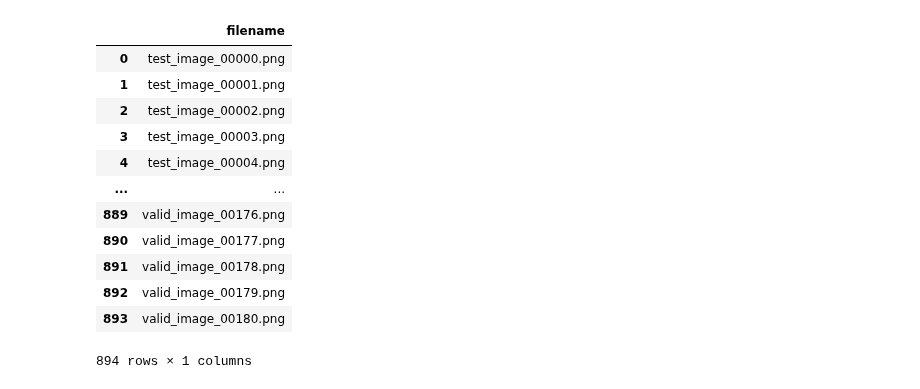
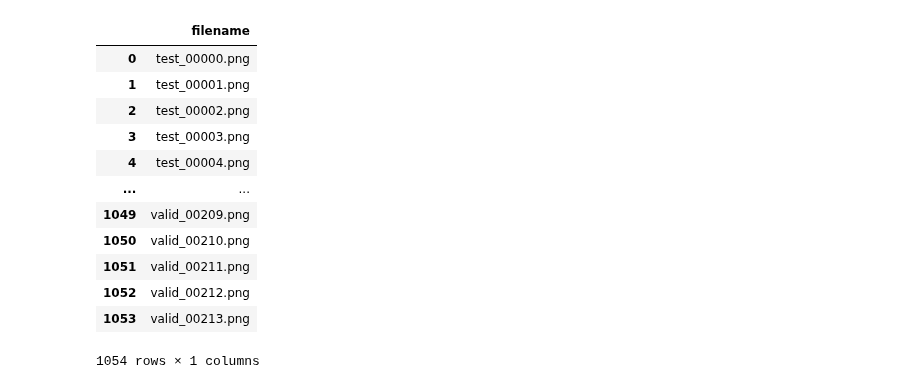
Before and after one commit to oyanchun/Synapxe-Tongue-Project, a Jupyter notebook: Model Development/Raw Dataset Uploading.ipynb, the cells around one changed output. Drawn from its saved outputs; the diff is of its cells as text; code cells hidden in the pictures.

Commit message:
Change datasets to rely on Cloud

```diff
--- a/Model Development/Raw Dataset Uploading.ipynb
+++ b/Model Development/Raw Dataset Uploading.ipynb
@@ -10,21 +10,21 @@ data_path = "dataset_segmented/all/"
 # %%
-image_files = os.listdir("dataset_segmented/all/")
+image_files = os.listdir("dataset_cropped/all/")
 df = pd.DataFrame(image_files, columns=['filename'])
 df
 # %% [output]
 |  | filename |
-| 0 | test_image_00000.png |
-| 1 | test_image_00001.png |
-| 2 | test_image_00002.png |
-| 3 | test_image_00003.png |
-| 4 | test_image_00004.png |
+| 0 | test_00000.png |
+| 1 | test_00001.png |
+| 2 | test_00002.png |
+| 3 | test_00003.png |
+| 4 | test_00004.png |
 | ... | ... |
-| 889 | valid_image_00176.png |
-| 890 | valid_image_00177.png |
-| 891 | valid_image_00178.png |
-| 892 | valid_image_00179.png |
-| 893 | valid_image_00180.png |
+| 1049 | valid_00209.png |
+| 1050 | valid_00210.png |
+| 1051 | valid_00211.png |
+| 1052 | valid_00212.png |
+| 1053 | valid_00213.png |
-894 rows × 1 columns
+1054 rows × 1 columns
 # %%
 # Append image path to filename
 def add_image_path(df):
```
Also changed, not shown: parts of 4 cells of this notebook, 6 other files.
